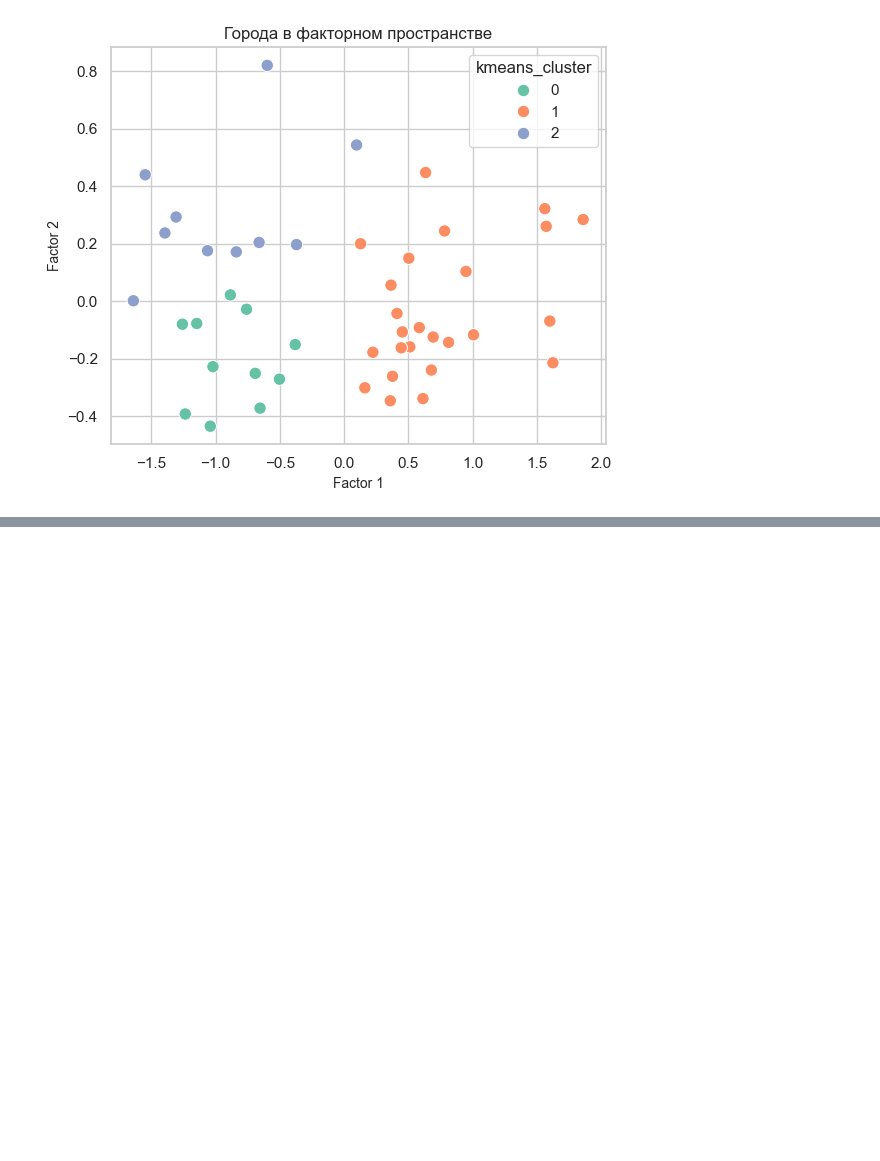
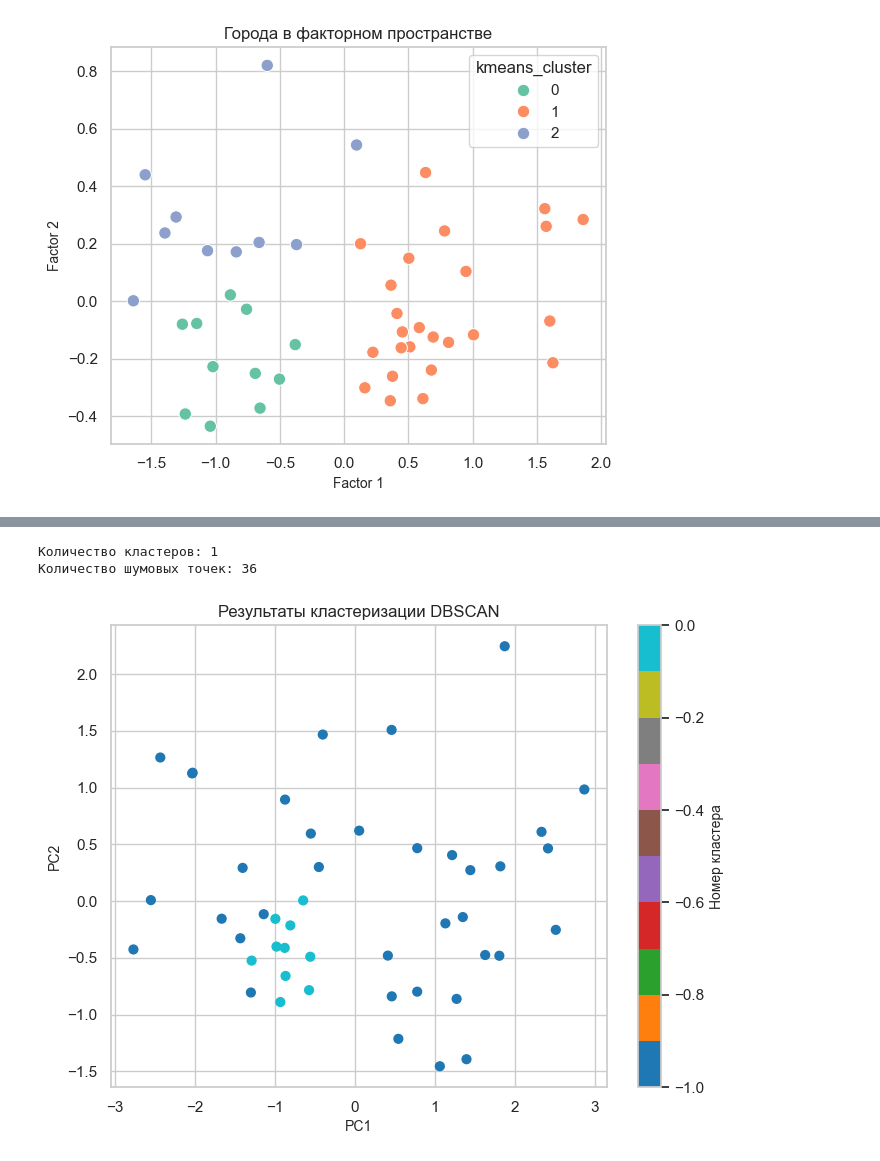
Before and after one commit to theneverwhere/data_analysis_course, a Jupyter notebook: Кластеризация/Города/city_segmentation.ipynb, the cells around one changed output, grey strips where cells are left out. Drawn from its saved outputs; the diff is of its cells as text; code cells hidden in the pictures; blank space fills up the shorter version.

Commit message:
добавил dbscan

```diff
--- a/Кластеризация/Города/city_segmentation.ipynb
+++ b/Кластеризация/Города/city_segmentation.ipynb
@@ -381,0 +412,30 @@ plt.tight_layout()
+# %%
+from sklearn.cluster import DBSCAN
+
+# Создаём и обучаем модель
+dbscan = DBSCAN(eps=0.5, min_samples=5)
+labels = dbscan.fit_predict(X_scaled)
+
+# Смотрим базовую информацию
+n_clusters = len(set(labels)) - (1 if -1 in labels else 0)
+n_noise = list(labels).count(-1)
+
+print(f"Количество кластеров: {n_clusters}")
+print(f"Количество шумовых точек: {n_noise}")
+# %% [output]
+Количество кластеров: 1
+Количество шумовых точек: 36
+# %%
+# Уменьшим размерность для визуализации
+pca = PCA(n_components=2)
+X_pca = pca.fit_transform(X_scaled)
+
+plt.figure(figsize=(8,6))
+plt.scatter(X_pca[:,0], X_pca[:,1], c=labels, cmap='tab10', s=40)
+plt.title("Результаты кластеризации DBSCAN")
+plt.xlabel("PC1")
+plt.ylabel("PC2")
+plt.colorbar(label="Номер кластера")
+plt.show()
+# %% [output]
+[figure, added]
```
Also changed, not shown: parts of 5 cells of this notebook.
